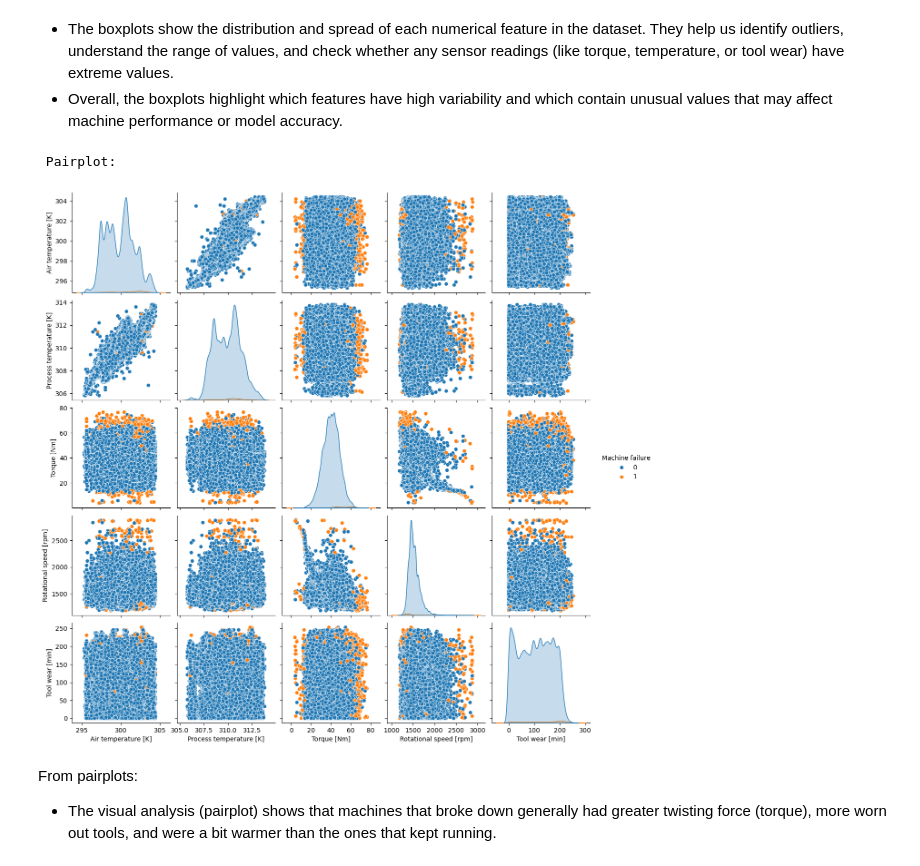
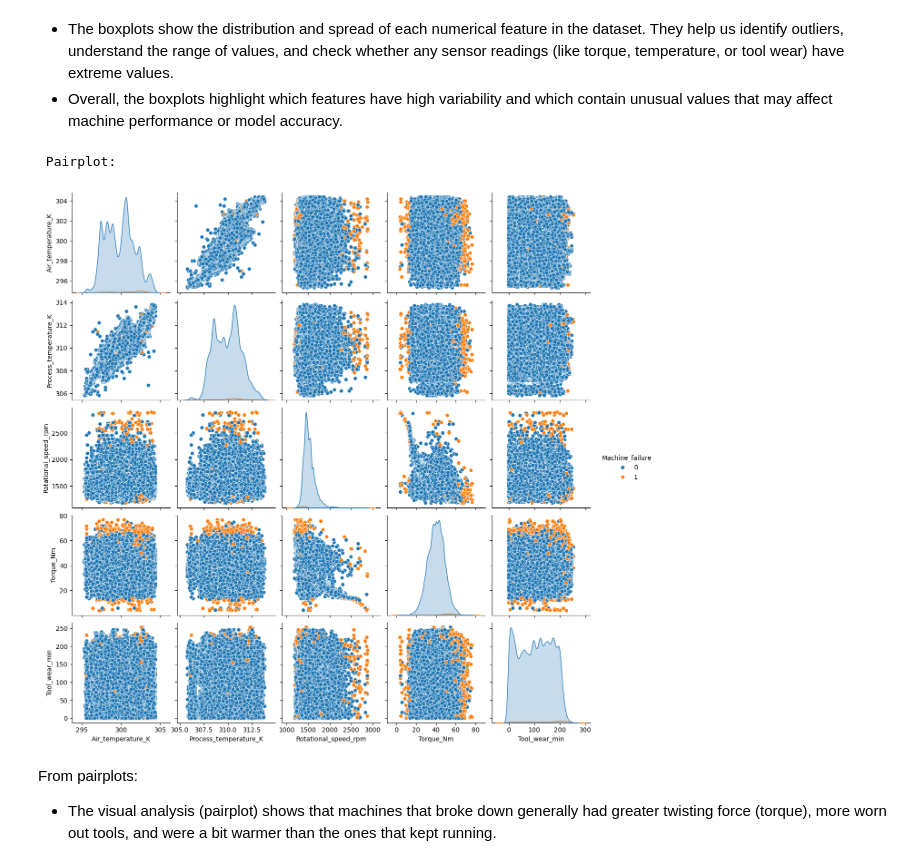
Before and after one commit to Sourabh2808/Machine-Learning, a Jupyter notebook: Machine Failure Classification Project/MFCP.ipynb, the cells around one changed output. Cells and saved outputs as stored; diff of their text form; code cells hidden in the pictures.

Commit message:
Machine Failure Classification Project

```diff
--- a/Machine Failure Classification Project/MFCP.ipynb
+++ b/Machine Failure Classification Project/MFCP.ipynb
@@ -217,5 +217,13 @@ print(df.duplicated().sum())
 # %% [output]
 Duplicates of the dataset:
 0
+# %%
+df.columns = (
+    df.columns
+    .astype(str)
+    .str.replace(r"[\[\]\s]+", "_", regex=True)
+    .str.replace(r"_+", "_", regex=True)
+    .str.strip("_")
+)
 # %%
 import numpy as np
@@ -222,6 +237,6 @@ import numpy as np
 # %%
 # New feature
-df['Power'] = (2 * np.pi * df['Torque [Nm]'] * df['Rotational speed [rpm]']) / (60 * 1000)
+df['Power'] = (2 * np.pi * df['Torque_Nm'] * df['Rotational_speed_rpm']) / (60 * 1000)
 # %%
 df.columns
 # %% [output]
@@ -390,14 +405,13 @@ Plotting Boxplots:
 * Overall, the boxplots highlight which features have high variability and which contain unusual values that may affect machine performance or model accuracy.
 # %%
 print("\n Pairplot:")
-imp_features = ["Air temperature [K]", "Process temperature [K]",
-                      "Torque [Nm]", "Rotational speed [rpm]", "Tool wear [min]", "Machine failure"]
+imp_features = ["Air_temperature_K","Process_temperature_K","Rotational_speed_rpm","Torque_Nm", "Tool_wear_min","Machine_failure"]
 
-sns.pairplot(df[imp_features], hue="Machine failure", diag_kind="kde")
+sns.pairplot(df[imp_features], hue="Machine_failure", diag_kind="kde")
 plt.show()
 # %% [output]
  Pairplot:
-[figure, old version]
+[figure, new version]
 # %% [markdown]
 From pairplots:
 * The visual analysis (pairplot) shows that machines that broke down generally had greater twisting force (torque), more worn out tools, and were a bit warmer than the ones that kept running.
```
Also changed, not shown: parts of 51 cells of this notebook, 2 other files.
